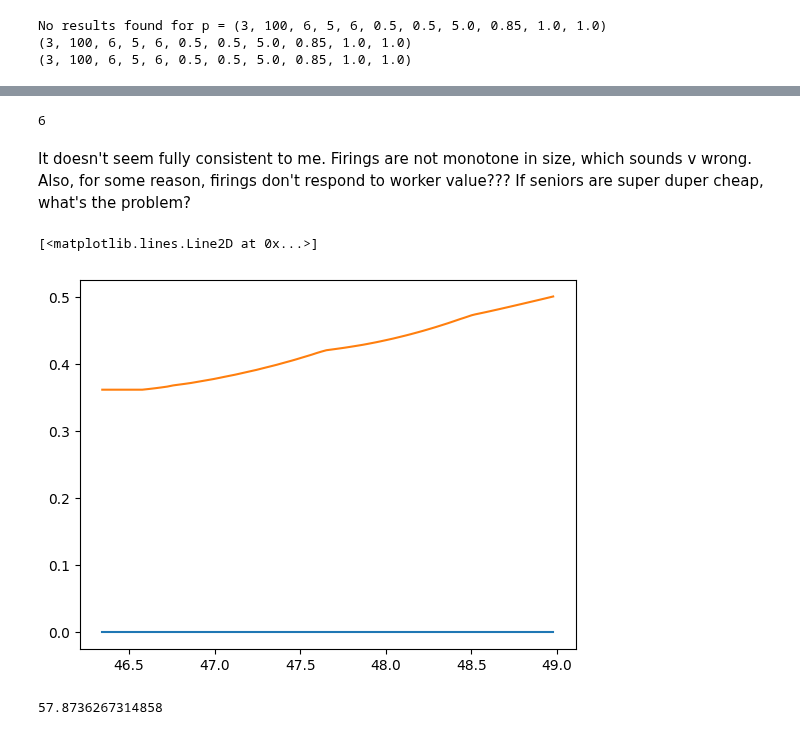
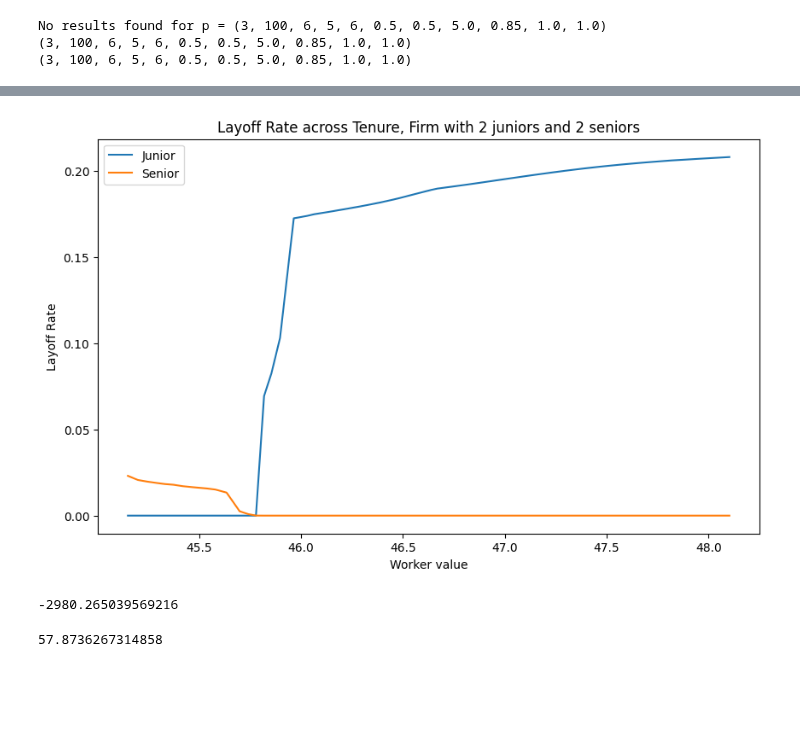
Before and after one commit to zalandru/Dynamic-Contracting-Multi-worker-Firm, a Jupyter notebook: Multiworker_wage_2steps/Trying out Tasmanian.ipynb, the cells around one changed output, grey strips where cells are left out. Drawn from its saved outputs; the diff is of its cells as text; code cells hidden in the pictures; blank space fills up the shorter version.

```diff
--- a/Multiworker_wage_2steps/Trying out Tasmanian.ipynb
+++ b/Multiworker_wage_2steps/Trying out Tasmanian.ipynb
@@ -62,6 +62,7 @@ mwc_GE=MultiworkerContract(p)
 # GE basic
 if results_GE is not None:
     #mwc_GE_J = np.repeat(results_GE['J'], 6, axis=-1)
+
     mwc_GE_J =results_GE['J']
     #mwc_GE_W = np.repeat(results_GE['W'], 6, axis=-2)
     mwc_GE_W =results_GE['W']
@@ -74,8 +75,8 @@ if results_GE is not None:
     mwc_GE_n0_star = model.n0_star
 
 
-#model=mwc_GE.J_sep(update_eq=1,s=20.0)
-model=mwc_GE.J_sep(mwc_GE_J,mwc_GE_W,mwc_GE_U,mwc_GE_Rho,mwc_GE_P,mwc_GE_kappa,mwc_GE_n0_star,mwc_GE_sep_star,update_eq=1,s=20.0)
+model=mwc_GE.J_sep(update_eq=1,s=20.0)
+#model=mwc_GE.J_sep(mwc_GE_J,mwc_GE_W,mwc_GE_U,mwc_GE_Rho,mwc_GE_P,mwc_GE_kappa,mwc_GE_n0_star,mwc_GE_sep_star,update_eq=1,s=20.0)
 # %% [output]
 J shape (3, 6, 11, 100, 6)
 W shape (3, 6, 11, 100, 6, 2)
@@ -183,26 +208,29 @@ Diff Rho: 0.00039419249347455036
-# %%
-model.size.shape[4]
-# %% [output]
-6
-# %% [markdown]
-It doesn't seem fully consistent to me.  Firings are not monotone in size, which sounds v wrong.
-Also, for some reason, firings don't respond to worker value??? If seniors are super duper cheap, what's the problem?
 # %%
 prod = p.z_0-2
-j=3
-s=1
+j=2
+s=2
 minv= 0
 q = 0
 
 #plt.plot(model.Vf_W[prod,j,s,:,q,1],model.Vf_J[prod,j,s,:,q])
 #plt.plot(model.Vf_W[prod,j,s,:,q,1],model.Jp[prod,j,s,:,q])
 #plt.plot(model.Vf_W[prod,j,s,:,q,1],model.EW_star[prod,j,s,:,q])
 
-plt.plot(model.Vf_W[prod,j,s,:,q,1],model.n0_star[prod,j,s,:,q])
-plt.plot(model.Vf_W[prod,j,s,:,q,1],model.sep_star[prod,j,s,:,q]) #Okay separations are trash. More separations at higher productivity. Found this at j1,s2,q0
+#plt.plot(model.Vf_W[prod,j,s,:,q,1],model.n0_star[prod,j,s,:,q])
+plt.figure(figsize=(10, 6))  # Width=16 inches, Height=6 inches
+plt.plot(model.Vf_W[prod,j,s,:,q,1],model.sep_star[prod,j,s,:,q], label= 'Junior') #Okay separations are trash. More separations at higher productivity. Found this at j1,s2,q0
+plt.plot(model.Vf_W[prod,j,s,:,q,1],model.sep_star1[prod,j,s,:,q], label='Senior')
+plt.title(f'Layoff Rate across Tenure, Firm with 2 juniors and 2 seniors')
+plt.xlabel('Worker value')
+plt.ylabel('Layoff Rate')
+plt.legend()
+plt.show()
 # %% [output]
-[<matplotlib.lines.Line2D at 0x...>]
-[figure, old version]
+[figure, new version]
+# %%
+(model.n0_star[p.z_0-2,...] - model.n0_star[p.z_0-1,...]).sum()
+# %% [output]
+-2980.265039569216
 # %%
 from ContinuousContract import ContinuousContract
 cc=ContinuousContract(p)
```
Also changed, not shown: parts of 2 cells of this notebook, 14 other files.
